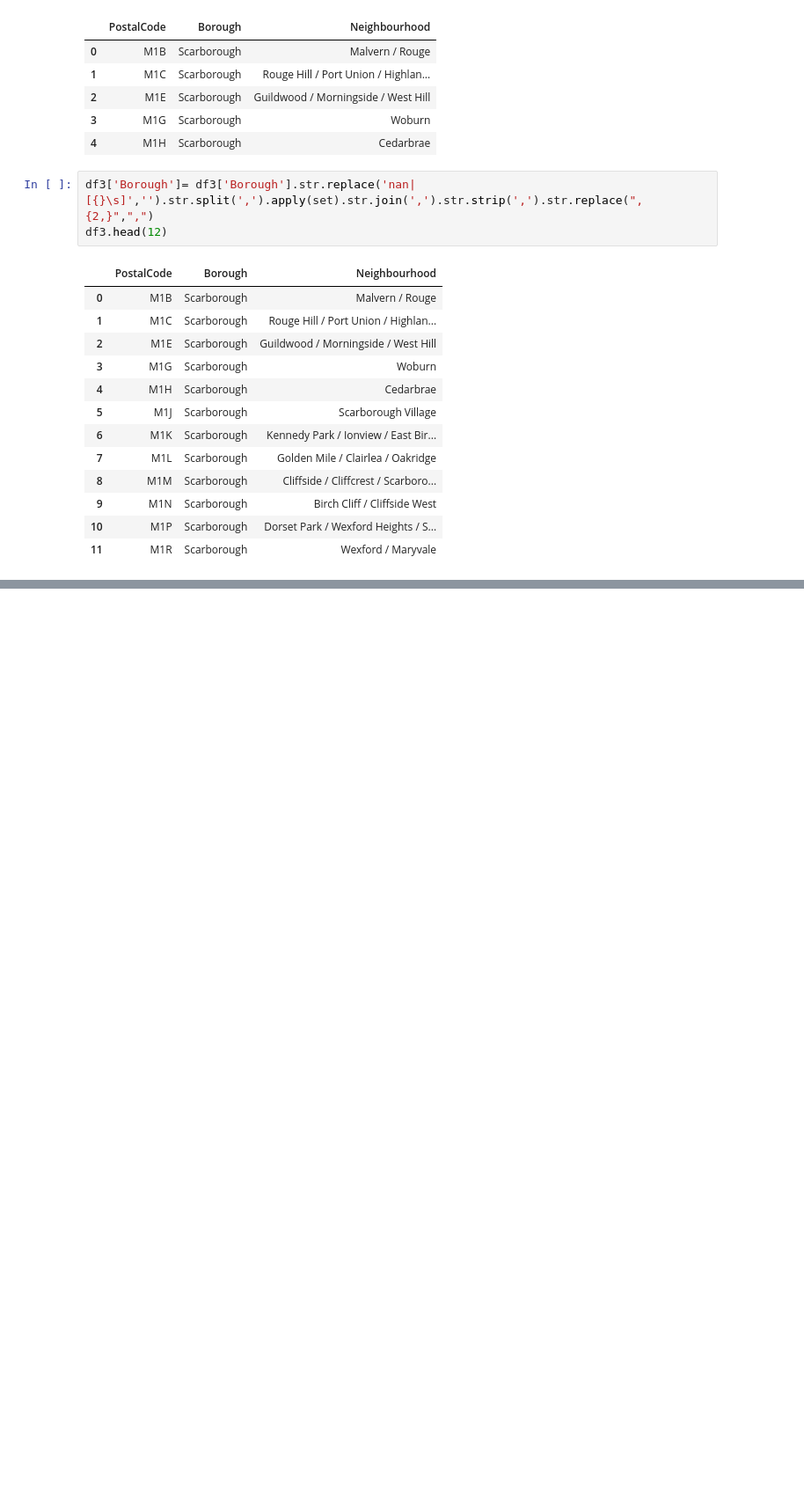
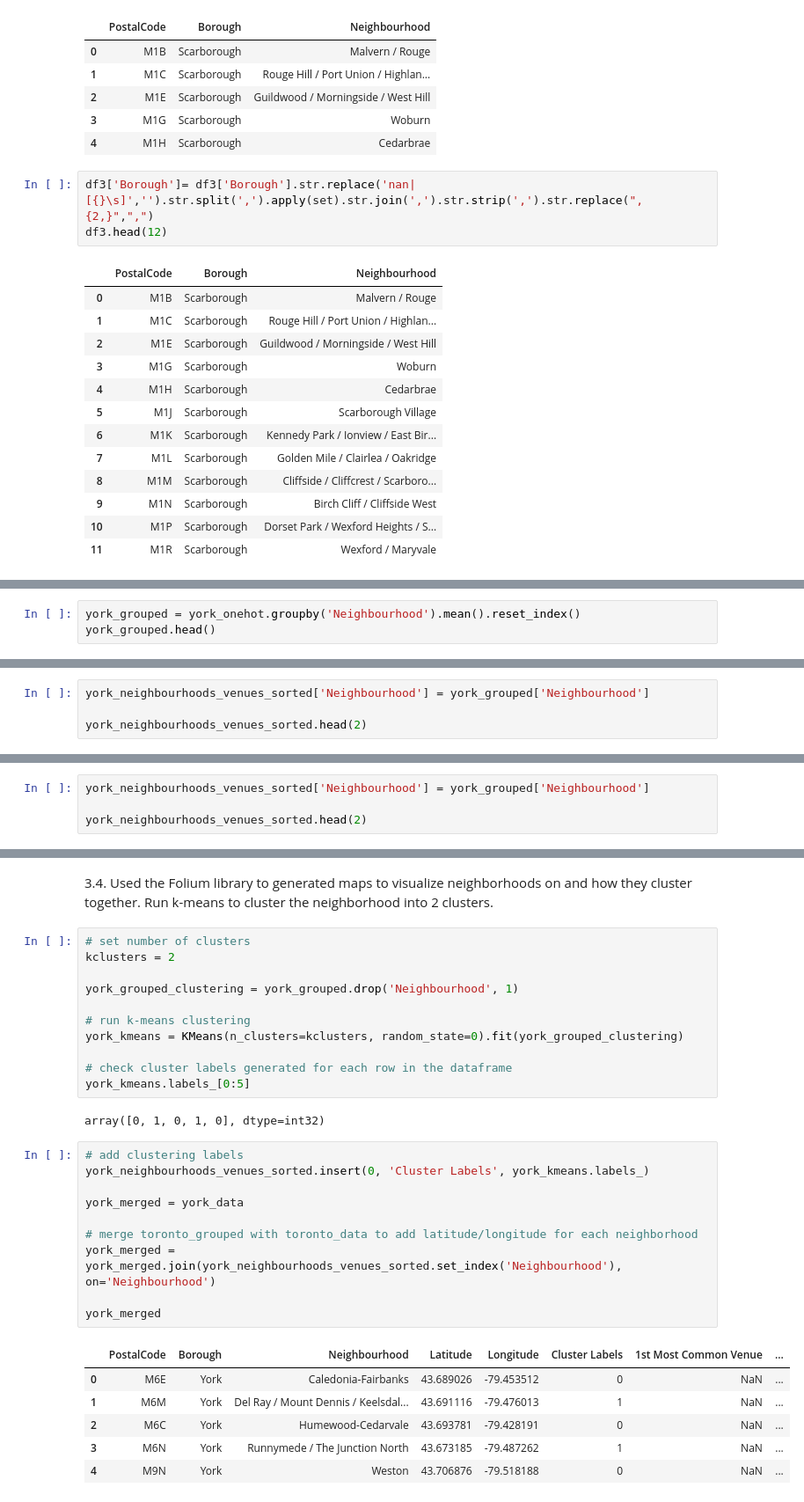
Before and after one commit to swatijha1509/coursea_capstone_project, a Jupyter notebook: Capstone-NoteBook-Intro.ipynb, the cells around one changed output, grey strips where cells are left out. Shown: that part at 88% size. Drawn from its saved outputs; the diff is of its cells as text; blank space fills up the shorter version.

```diff
--- a/Capstone-NoteBook-Intro.ipynb
+++ b/Capstone-NoteBook-Intro.ipynb
@@ -227,0 +1159,3 @@ df3.head(12)
+# %%
+york_grouped = york_onehot.groupby('Neighbourhood').mean().reset_index()
+york_grouped.head()
@@ -227,0 +1227,4 @@ df3.head(12)
+# %%
+york_neighbourhoods_venues_sorted['Neighbourhood'] = york_grouped['Neighbourhood']
+
+york_neighbourhoods_venues_sorted.head(2)
@@ -227,0 +1235,4 @@ df3.head(12)
+# %%
+york_neighbourhoods_venues_sorted['Neighbourhood'] = york_grouped['Neighbourhood']
+
+york_neighbourhoods_venues_sorted.head(2)
@@ -227,0 +1243,33 @@ df3.head(12)
+# %% [markdown]
+3.4. Used the Folium library to generated maps to visualize neighborhoods on and how they cluster together.
+Run k-means to cluster the neighborhood into 2 clusters.
+# %%
+# set number of clusters
+kclusters = 2
+
+york_grouped_clustering = york_grouped.drop('Neighbourhood', 1)
+
+# run k-means clustering
+york_kmeans = KMeans(n_clusters=kclusters, random_state=0).fit(york_grouped_clustering)
+
+# check cluster labels generated for each row in the dataframe
+york_kmeans.labels_[0:5]
+# %% [output]
+array([0, 1, 0, 1, 0], dtype=int32)
+# %%
+# add clustering labels
+york_neighbourhoods_venues_sorted.insert(0, 'Cluster Labels', york_kmeans.labels_)
+
+york_merged = york_data
+
+# merge toronto_grouped with toronto_data to add latitude/longitude for each neighborhood
+york_merged = york_merged.join(york_neighbourhoods_venues_sorted.set_index('Neighbourhood'), on='Neighbourhood')
+
+york_merged
+# %% [output]
+|  | PostalCode | Borough | Neighbourhood | Latitude | Longitude | Cluster Labels | 1st Most Common Venue | ... |
+| 0 | M6E | York | Caledonia-Fairbanks | 43.689026 | -79.453512 | 0 | NaN | ... |
+| 1 | M6M | York | Del Ray / Mount Dennis / Keelsdal... | 43.691116 | -79.476013 | 1 | NaN | ... |
+| 2 | M6C | York | Humewood-Cedarvale | 43.693781 | -79.428191 | 0 | NaN | ... |
+| 3 | M6N | York | Runnymede / The Junction North | 43.673185 | -79.487262 | 1 | NaN | ... |
+| 4 | M9N | York | Weston | 43.706876 | -79.518188 | 0 | NaN | ... |
```
Also changed, not shown: parts of 102 cells of this notebook.
